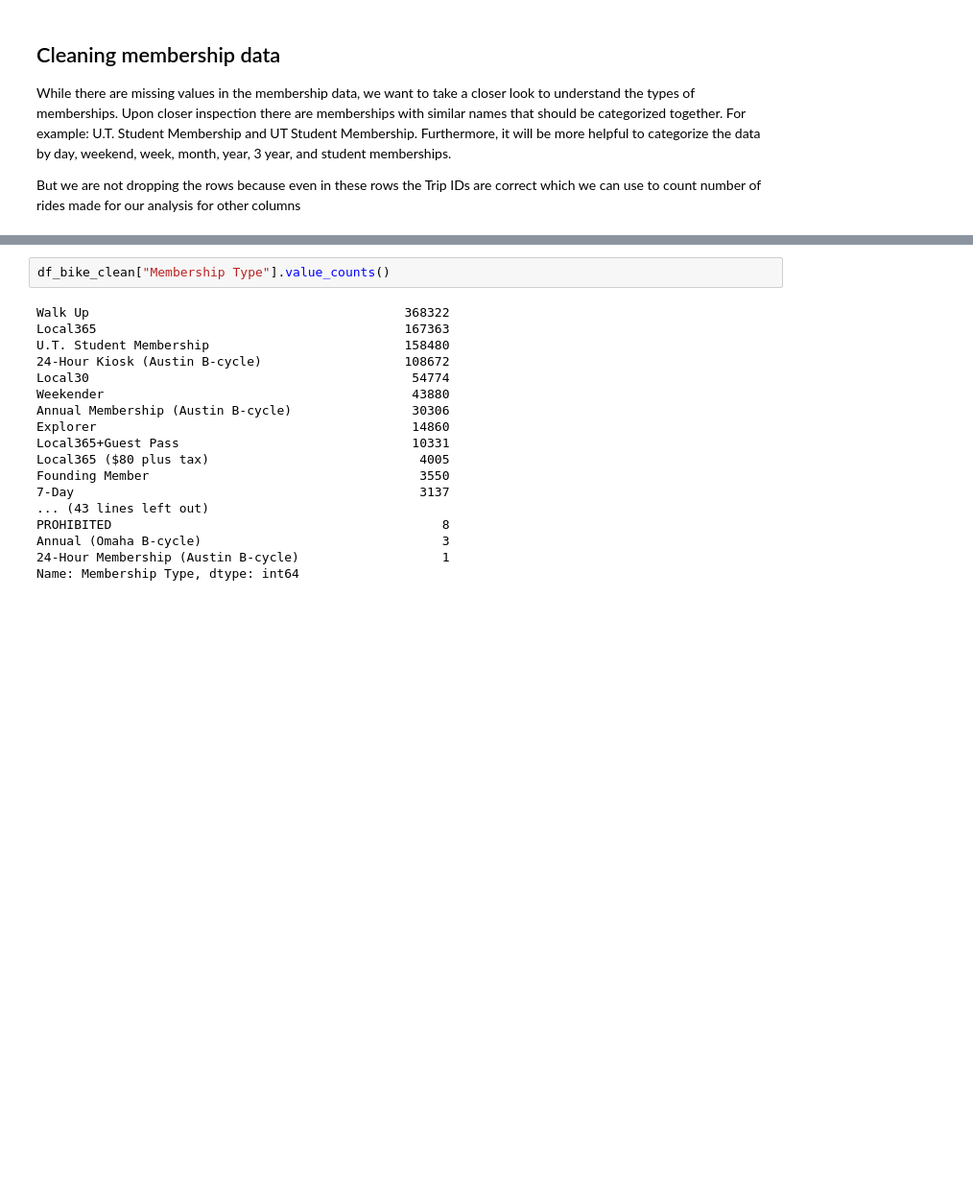
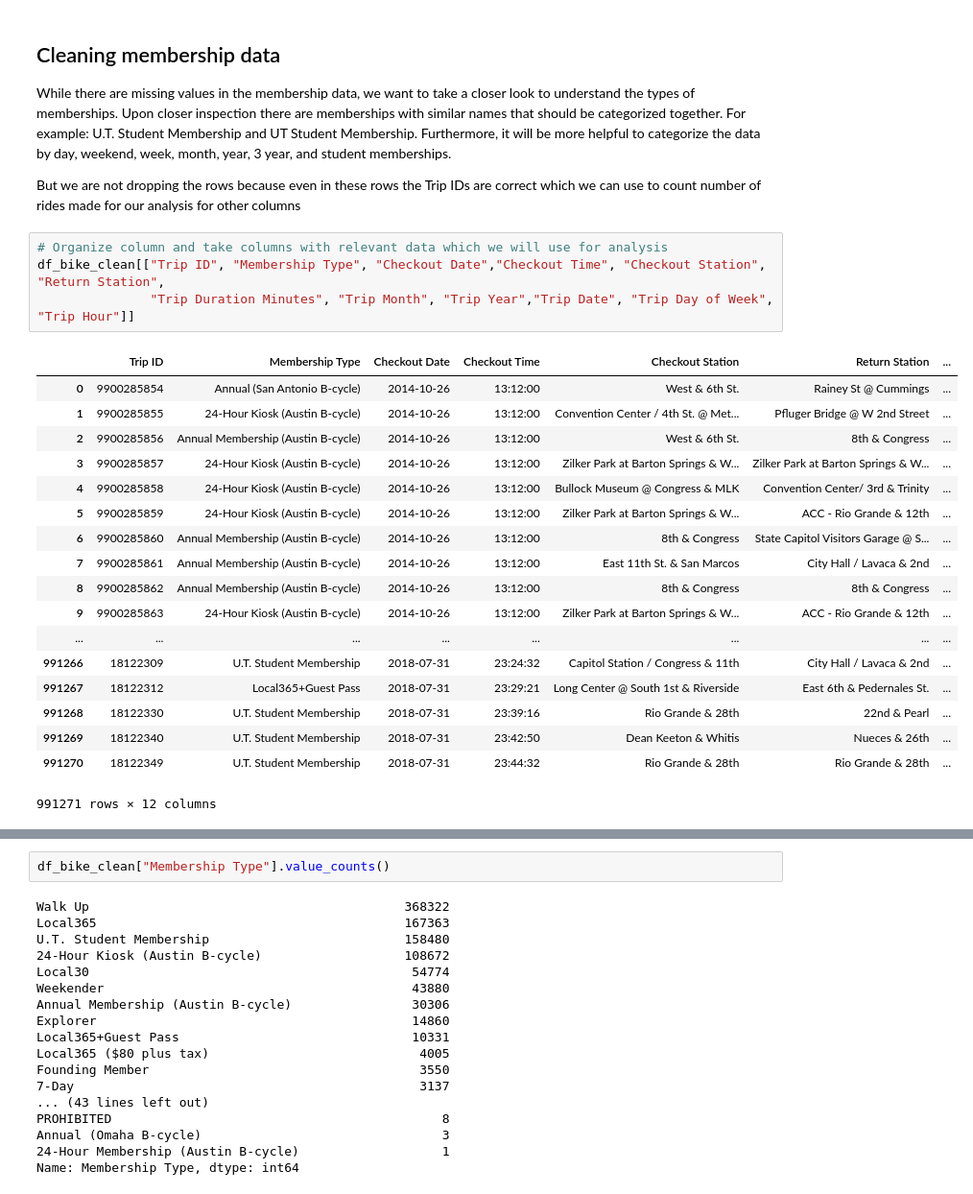
Before and after one commit to ananyay/Pedal_through_Austin, a Jupyter notebook: Data_Cleaning_Exploration_ananya.ipynb, the cells around one changed output, grey strips where cells are left out. Shown at 96% size. Saved outputs shown, nothing was run; the diff lists cells and outputs as text; blank space fills up the shorter version.

```diff
--- a/Data_Cleaning_Exploration_ananya.ipynb
+++ b/Data_Cleaning_Exploration_ananya.ipynb
@@ -394,3 +396,26 @@ While there are missing values in the membership data, we want to take a closer
 
 But we are not dropping the rows because even in these rows the Trip IDs are correct
 which we can use to count number of rides made for our analysis for other columns
+# %%
+# Organize column and take columns with relevant data which we will use for analysis
+df_bike_clean[["Trip ID", "Membership Type", "Checkout Date","Checkout Time", "Checkout Station", "Return Station",
+               "Trip Duration Minutes", "Trip Month", "Trip Year","Trip Date", "Trip Day of Week", "Trip Hour"]]
+# %% [output]
+|  | Trip ID | Membership Type | Checkout Date | Checkout Time | Checkout Station | Return Station | ... |
+| 0 | 9900285854 | Annual (San Antonio B-cycle) | 2014-10-26 | 13:12:00 | West & 6th St. | Rainey St @ Cummings | ... |
+| 1 | 9900285855 | 24-Hour Kiosk (Austin B-cycle) | 2014-10-26 | 13:12:00 | Convention Center / 4th St. @ Met... | Pfluger Bridge @ W 2nd Street | ... |
+| 2 | 9900285856 | Annual Membership (Austin B-cycle) | 2014-10-26 | 13:12:00 | West & 6th St. | 8th & Congress | ... |
+| 3 | 9900285857 | 24-Hour Kiosk (Austin B-cycle) | 2014-10-26 | 13:12:00 | Zilker Park at Barton Springs & W... | Zilker Park at Barton Springs & W... | ... |
+| 4 | 9900285858 | 24-Hour Kiosk (Austin B-cycle) | 2014-10-26 | 13:12:00 | Bullock Museum @ Congress & MLK | Convention Center/ 3rd & Trinity | ... |
+| 5 | 9900285859 | 24-Hour Kiosk (Austin B-cycle) | 2014-10-26 | 13:12:00 | Zilker Park at Barton Springs & W... | ACC - Rio Grande & 12th | ... |
+| 6 | 9900285860 | Annual Membership (Austin B-cycle) | 2014-10-26 | 13:12:00 | 8th & Congress | State Capitol Visitors Garage @ S... | ... |
+| 7 | 9900285861 | Annual Membership (Austin B-cycle) | 2014-10-26 | 13:12:00 | East 11th St. & San Marcos | City Hall / Lavaca & 2nd | ... |
+| 8 | 9900285862 | Annual Membership (Austin B-cycle) | 2014-10-26 | 13:12:00 | 8th & Congress | 8th & Congress | ... |
+| 9 | 9900285863 | 24-Hour Kiosk (Austin B-cycle) | 2014-10-26 | 13:12:00 | Zilker Park at Barton Springs & W... | ACC - Rio Grande & 12th | ... |
+| ... | ... | ... | ... | ... | ... | ... | ... |
+| 991266 | 18122309 | U.T. Student Membership | 2018-07-31 | 23:24:32 | Capitol Station / Congress & 11th | City Hall / Lavaca & 2nd | ... |
+| 991267 | 18122312 | Local365+Guest Pass | 2018-07-31 | 23:29:21 | Long Center @ South 1st & Riverside | East 6th & Pedernales St. | ... |
+| 991268 | 18122330 | U.T. Student Membership | 2018-07-31 | 23:39:16 | Rio Grande & 28th | 22nd & Pearl | ... |
+| 991269 | 18122340 | U.T. Student Membership | 2018-07-31 | 23:42:50 | Dean Keeton & Whitis | Nueces & 26th | ... |
+| 991270 | 18122349 | U.T. Student Membership | 2018-07-31 | 23:44:32 | Rio Grande & 28th | Rio Grande & 28th | ... |
+991271 rows × 12 columns
```
Also changed, not shown: parts of 8 cells of this notebook.
